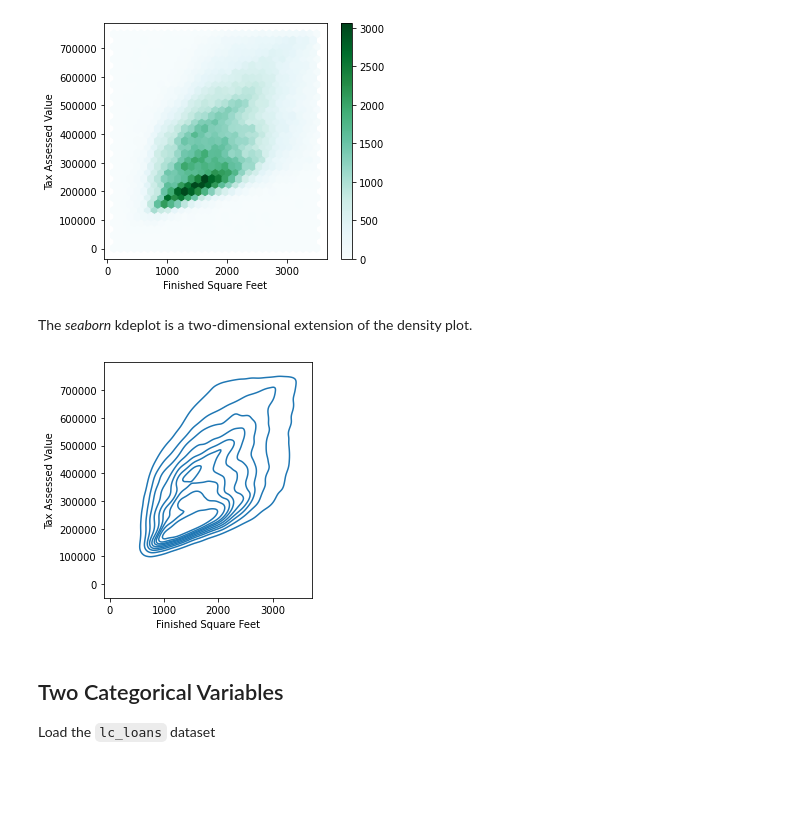
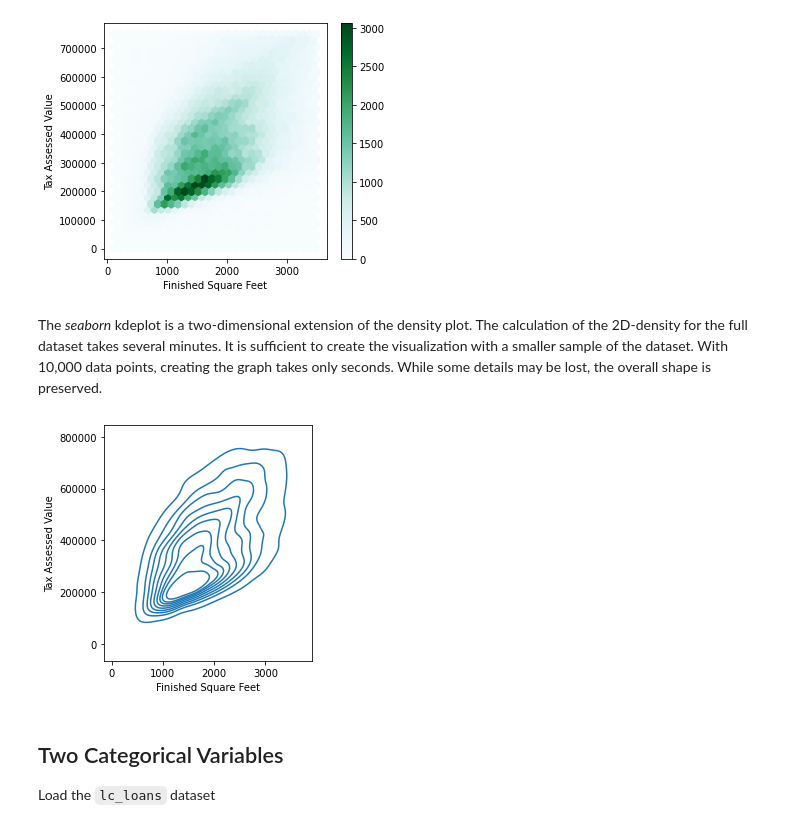
Before and after one commit to gedeck/practical-statistics-for-data-scientists, a Jupyter notebook: python/notebooks/Chapter 1 - Exploratory Data Analysis.ipynb, the cells around one changed output. Saved outputs shown, nothing was run; the diff lists cells and outputs as text; code cells hidden in the pictures; blank space fills up the shorter version.

Commit message:
kdeplot and polish version

```diff
--- a/python/notebooks/Chapter 1 - Exploratory Data Analysis.ipynb
+++ b/python/notebooks/Chapter 1 - Exploratory Data Analysis.ipynb
@@ -403,18 +403,18 @@ plt.tight_layout()
 plt.show()
 # %% [output]
 [figure]
-# %% [markdown]
-The _seaborn_ kdeplot is a two-dimensional extension of the density plot.
+# %% [markdown]
+The _seaborn_ kdeplot is a two-dimensional extension of the density plot. The calculation of the 2D-density for the full dataset takes several minutes. It is sufficient to create the visualization with a smaller sample of the dataset. With 10,000 data points, creating the graph takes only seconds. While some details may be lost, the overall shape is preserved.
 # %%
 fig, ax = plt.subplots(figsize=(4, 4))
-sns.kdeplot(data=kc_tax0, x='SqFtTotLiving', y='TaxAssessedValue', ax=ax)
+sns.kdeplot(data=kc_tax0.sample(10000), x='SqFtTotLiving', y='TaxAssessedValue', ax=ax)
 ax.set_xlabel('Finished Square Feet')
 ax.set_ylabel('Tax Assessed Value')
 
 plt.tight_layout()
 plt.show()
 # %% [output]
-[figure, old version]
+[figure, new version]
 # %% [markdown]
 ## Two Categorical Variables
 Load the `lc_loans` dataset
```
Also changed, not shown: parts of 1 cell of this notebook, 3 other files.
